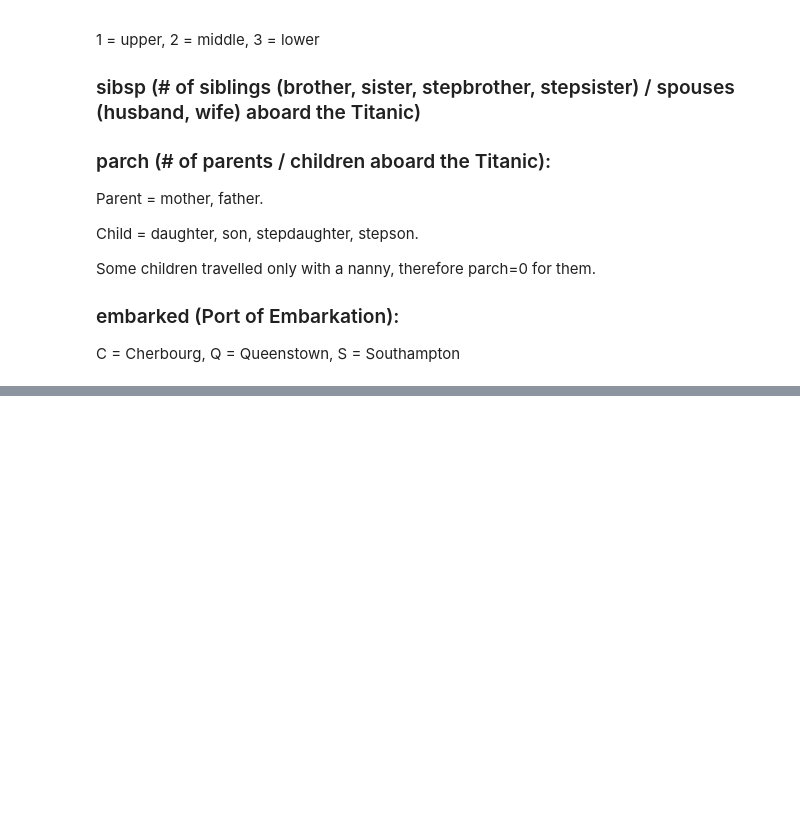
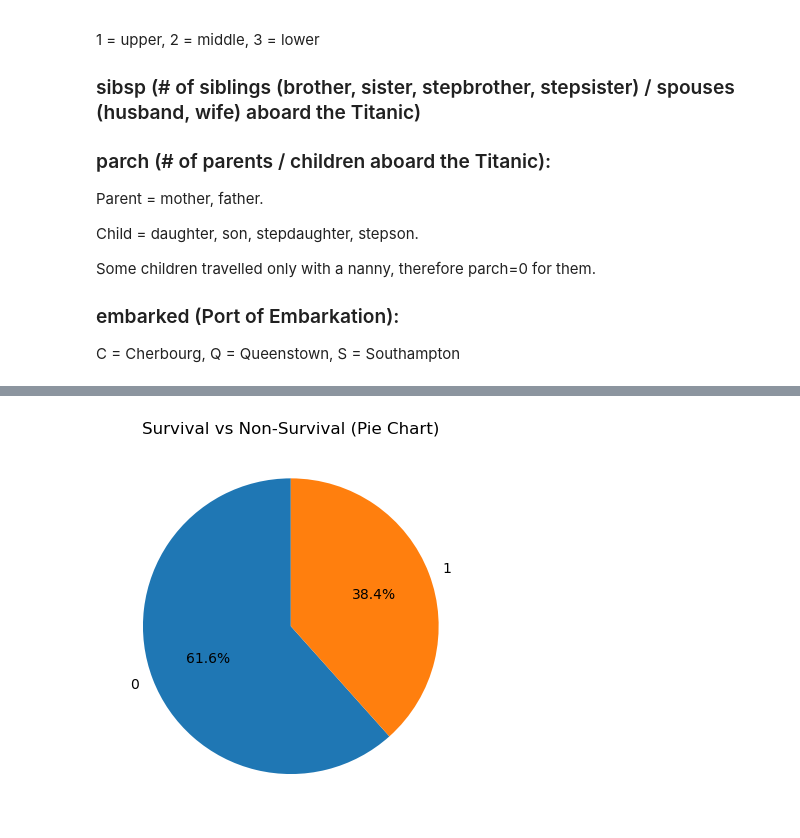
Before and after one commit to chance-roberts/DATA6550-Visualization, a Jupyter notebook: Code/Brown/BrownA_Visualization.ipynb, the cells around one changed output, grey strips where cells are left out. Drawn from its saved outputs; the diff is of its cells as text; code cells hidden in the pictures; blank space fills up the shorter version.

```diff
--- a/Code/Brown/BrownA_Visualization.ipynb
+++ b/Code/Brown/BrownA_Visualization.ipynb
@@ -62,0 +144,14 @@ memory usage: 80.7+ KB
+# %%
+## Bad Visualizations
+
+titanic['survived'].value_counts().plot(kind='pie', autopct='%1.1f%%', startangle=90)
+plt.title("Survival vs Non-Survival (Pie Chart)")
+plt.ylabel("")
+plt.show()
+
+### Pie Chart for Survival vs. Non-Survival
+
+### Why it’s bad: Pie charts are not effective for comparing multiple categories in a dataset, especially when the difference in size is subtle. A pie chart could make it difficult to perceive accurate proportions for survival versus non-survival.
+### Visualization Issue: A pie chart with very small sections for non-survival, which exaggerates the idea that most people survived.
+# %% [output]
+[figure, added]
```
Also changed, not shown: parts of 12 cells of this notebook.
